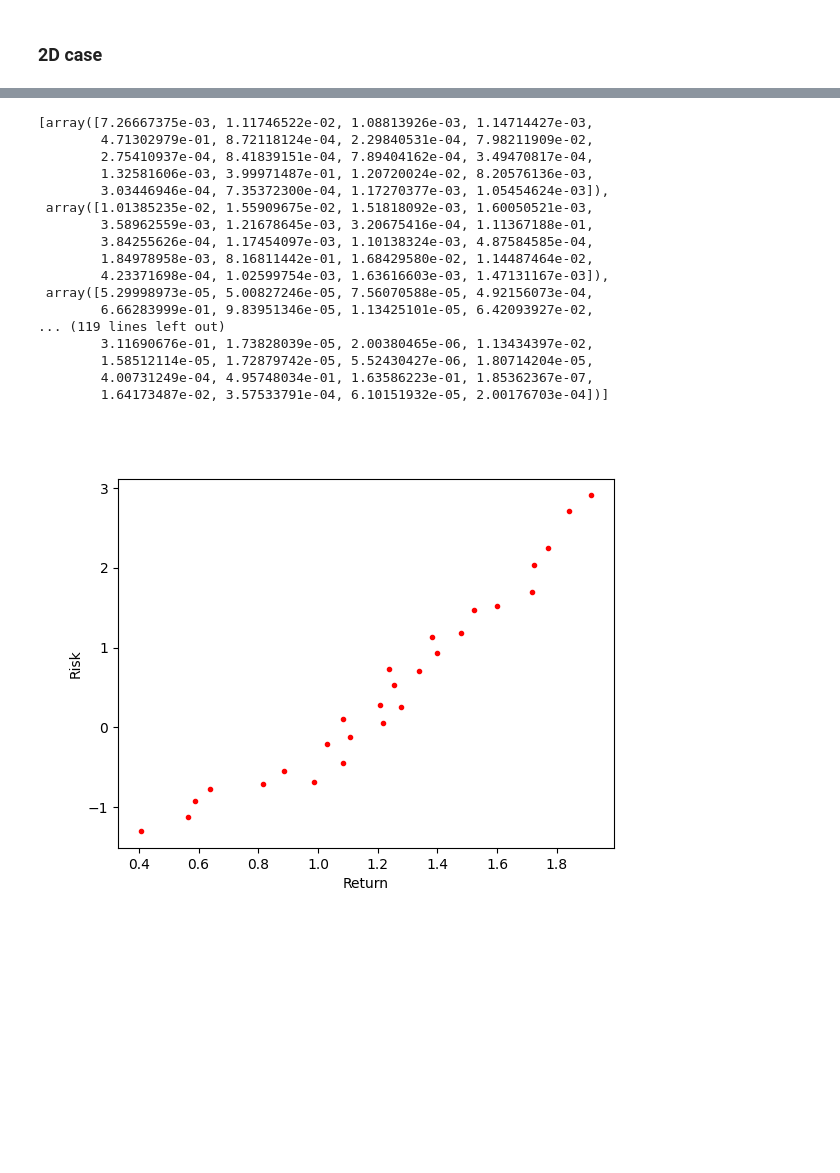
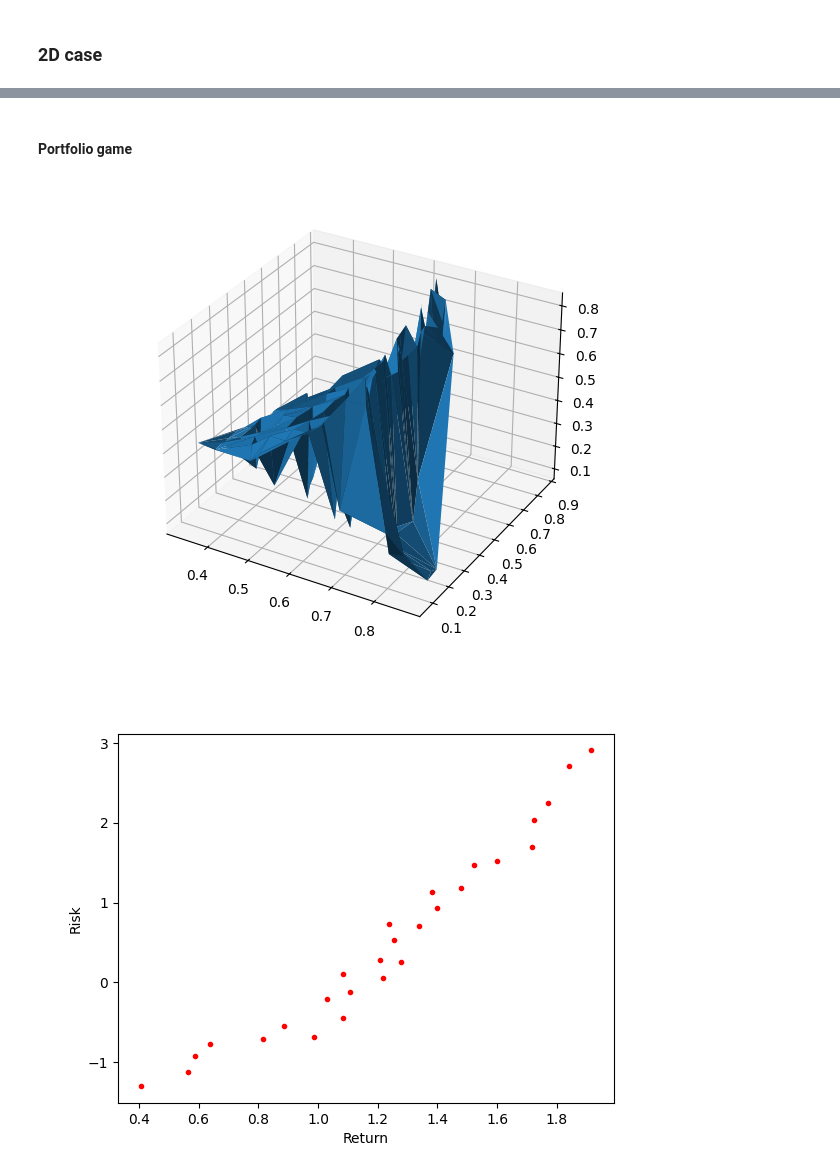
Before and after one commit to alessandro1802/moo, a Jupyter notebook: lab2.ipynb, the cells around one changed output, grey strips where cells are left out. Drawn from its saved outputs; the diff is of its cells as text; code cells hidden in the pictures; blank space fills up the shorter version.

```diff
--- a/lab2.ipynb
+++ b/lab2.ipynb
@@ -405,23 +401,14 @@ solver.plot_state()
-# %%
-final_population
-# %% [output]
-[array([7.26667375e-03, 1.11746522e-02, 1.08813926e-03, 1.14714427e-03,
-        4.71302979e-01, 8.72118124e-04, 2.29840531e-04, 7.98211909e-02,
-        2.75410937e-04, 8.41839151e-04, 7.89404162e-04, 3.49470817e-04,
-        1.32581606e-03, 3.99971487e-01, 1.20720024e-02, 8.20576136e-03,
-        3.03446946e-04, 7.35372300e-04, 1.17270377e-03, 1.05454624e-03]),
- array([1.01385235e-02, 1.55909675e-02, 1.51818092e-03, 1.60050521e-03,
-        3.58962559e-03, 1.21678645e-03, 3.20675416e-04, 1.11367188e-01,
-        3.84255626e-04, 1.17454097e-03, 1.10138324e-03, 4.87584585e-04,
-        1.84978958e-03, 8.16811442e-01, 1.68429580e-02, 1.14487464e-02,
-        4.23371698e-04, 1.02599754e-03, 1.63616603e-03, 1.47131167e-03]),
- array([5.29998973e-05, 5.00827246e-05, 7.56070588e-05, 4.92156073e-04,
-        6.66283999e-01, 9.83951346e-05, 1.13425101e-05, 6.42093927e-02,
-... (119 lines left out)
-        3.11690676e-01, 1.73828039e-05, 2.00380465e-06, 1.13434397e-02,
-        1.58512114e-05, 1.72879742e-05, 5.52430427e-06, 1.80714204e-05,
-        4.00731249e-04, 4.95748034e-01, 1.63586223e-01, 1.85362367e-07,
-        1.64173487e-02, 3.57533791e-04, 6.10151932e-05, 2.00176703e-04])]
+# %% [markdown]
+#### Portfolio game
+# %%
+choosed = np.array(list(final_population[1].values()))
+fig, ax = plt.subplots(subplot_kw={"projection": "3d"})
+ax.voxels(choosed[:,0],choosed[:,1],choosed[:,2])
+fig.tight_layout()
+plt.show()
+choosed = sorted(list(final_population[1].values()),key=lambda x: x[1])[12]
+# %% [output]
+[figure, added]
 # %%
 x, y = [], []
 for weights_solution in final_population:
```
Also changed, not shown: parts of 7 cells of this notebook, 1 other file.
